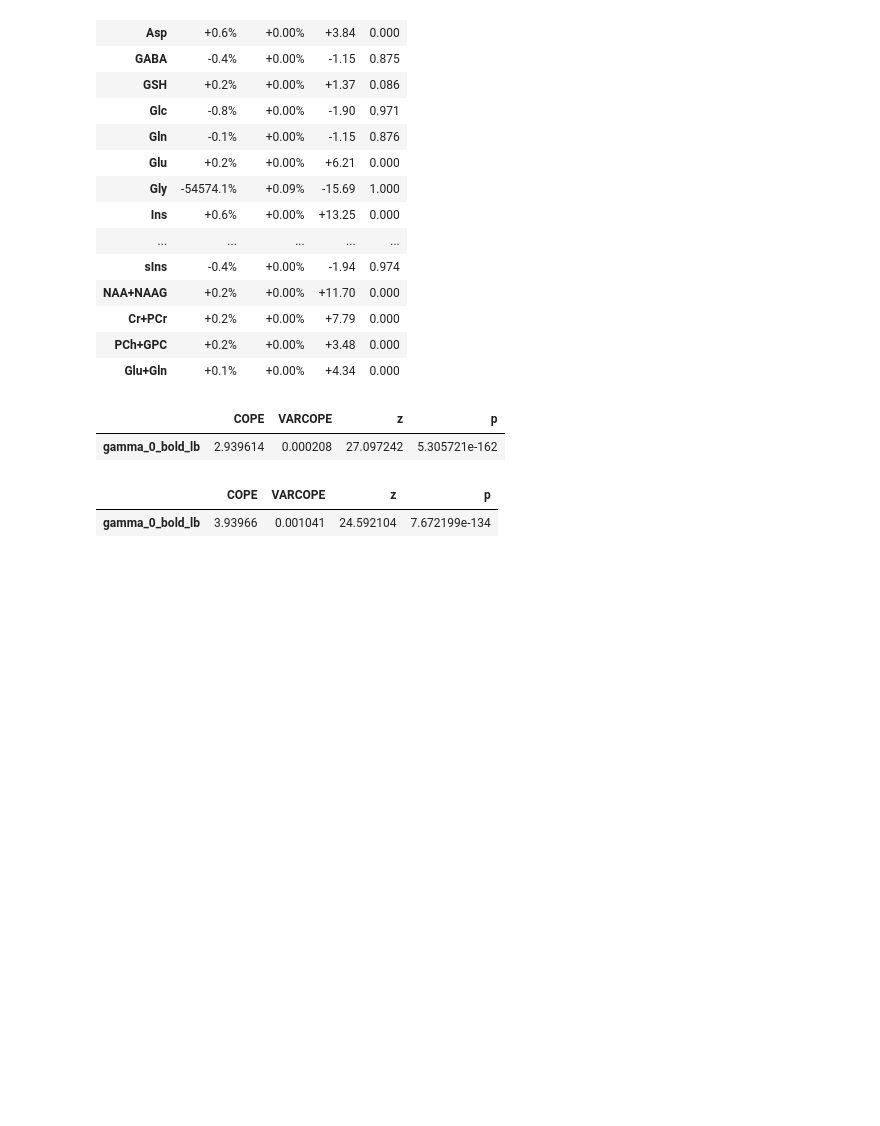
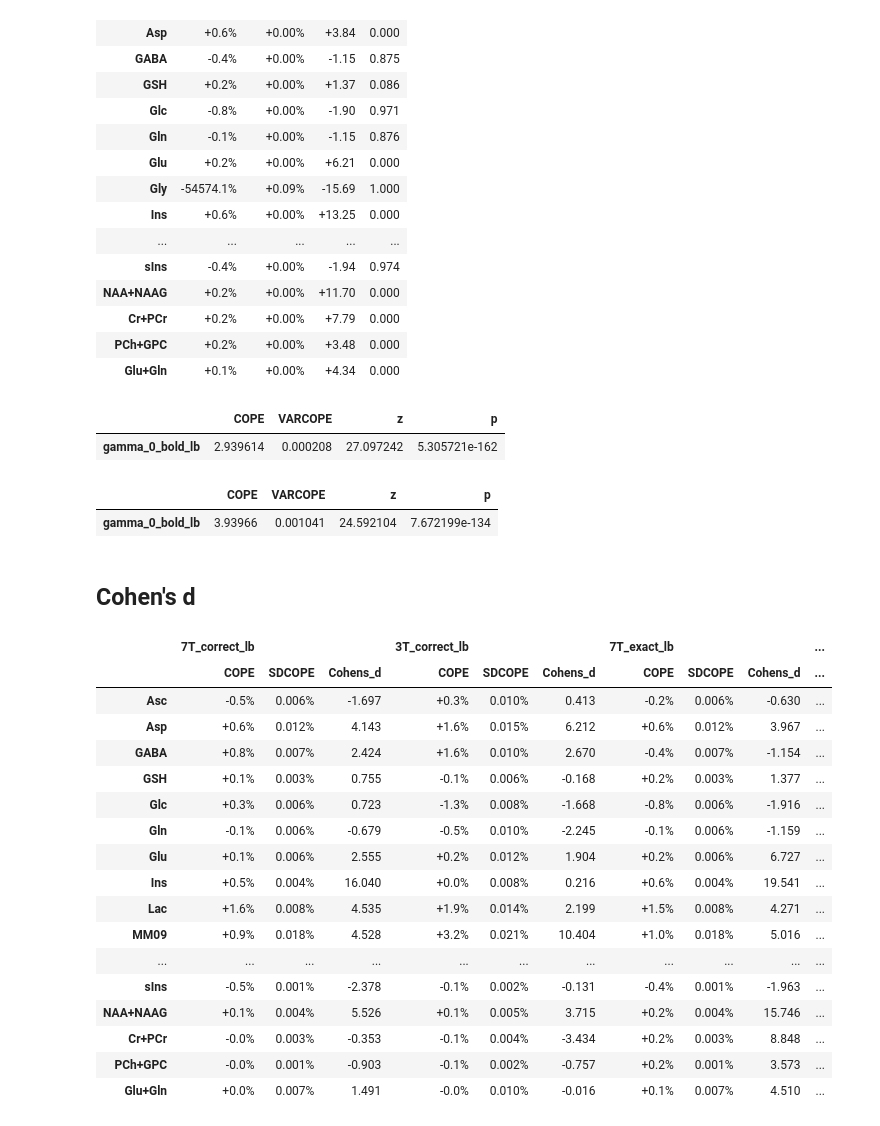
Before and after one commit to wtclarke/fmrs_bold_dynamic_fitting, a Jupyter notebook: results_analysis.ipynb, the cells around one changed output. Saved outputs shown, nothing was run; the diff lists cells and outputs as text; code cells hidden in the pictures; blank space fills up the shorter version.

Commit message:
First draft of results figure added correct model

```diff
--- a/results_analysis.ipynb
+++ b/results_analysis.ipynb
@@ -178,3 +178,63 @@ group_res['3T_exact_lb'].filter(regex='gamma', axis=0)
 # %% [output]
 |  | COPE | VARCOPE | z | p |
 | gamma_0_bold_lb | 3.93966 | 0.001041 | 24.592104 | 7.672199e-134 |
+# %% [markdown]
+## Cohen's d
+# %%
+to_drop = ['NAA', 'NAAG', 'Cr', 'PCr', 'PCh', 'GPC', 'Ala', 'Gly', 'Lip09', 'Lip13a', 'Lip13b', 'Lip20']
+
+def calc_cohens_d(all_df):
+    out = {}
+    for key, df in all_df.items():
+        mean_activation_df = df.filter(regex='mean_activation', axis=0)
+        mean_activation_df.index = mean_activation_df.index.str.replace('_mean_activation','').str.replace('conc_','')
+        mean_activation_df = mean_activation_df.drop(to_drop)
+
+        # calculate SD from variance
+        mean_activation_df.loc[:,'SDCOPE'] = mean_activation_df.VARCOPE.pow(0.5)
+
+        # Calculate Cohens d
+        mean_activation_df.loc[:,'Cohens_d'] = mean_activation_df.COPE.div(mean_activation_df.SDCOPE)
+
+        constant_df = df.filter(regex='constant', axis=0)
+        constant_df.index = constant_df.index.str.replace('_constant','').str.replace('conc_','')
+        constant_df = constant_df.drop(to_drop)
+
+        mean_activation_df.loc[:, ['COPE', 'VARCOPE']] = mean_activation_df.loc[:, ['COPE', 'VARCOPE', 'SDCOPE']].div(constant_df.COPE, axis=0)
+        out[key] = mean_activation_df.loc[:, ['COPE', 'SDCOPE', 'Cohens_d']]
+
+    return pd.concat(out.values(), axis=1, keys=out.keys())
+
+def print_cohensd_all(all_df):
+    formatter_dict = {}
+    for key in results_df.columns.get_level_values(0).unique():
+        formatter_dict.update({
+            (key, 'COPE'): "{:+0.1%}",
+            (key, 'SDCOPE'): "{:0.3%}",
+            (key, 'Cohens_d'): "{:0.3f}"})
+
+    return all_df.style\
+        .format(formatter=formatter_dict)
+
+results_df = calc_cohens_d(combined_res)
+
+print_cohensd_all(results_df)
+# %% [output]
+|  | 7T_correct_lb |  |  | 3T_correct_lb |  |  | 7T_exact_lb |  |  | ... |
+|  | COPE | SDCOPE | Cohens_d | COPE | SDCOPE | Cohens_d | COPE | SDCOPE | Cohens_d | ... |
+| Asc | -0.5% | 0.006% | -1.697 | +0.3% | 0.010% | 0.413 | -0.2% | 0.006% | -0.630 | ... |
+| Asp | +0.6% | 0.012% | 4.143 | +1.6% | 0.015% | 6.212 | +0.6% | 0.012% | 3.967 | ... |
+| GABA | +0.8% | 0.007% | 2.424 | +1.6% | 0.010% | 2.670 | -0.4% | 0.007% | -1.154 | ... |
+| GSH | +0.1% | 0.003% | 0.755 | -0.1% | 0.006% | -0.168 | +0.2% | 0.003% | 1.377 | ... |
+| Glc | +0.3% | 0.006% | 0.723 | -1.3% | 0.008% | -1.668 | -0.8% | 0.006% | -1.916 | ... |
+| Gln | -0.1% | 0.006% | -0.679 | -0.5% | 0.010% | -2.245 | -0.1% | 0.006% | -1.159 | ... |
+| Glu | +0.1% | 0.006% | 2.555 | +0.2% | 0.012% | 1.904 | +0.2% | 0.006% | 6.727 | ... |
+| Ins | +0.5% | 0.004% | 16.040 | +0.0% | 0.008% | 0.216 | +0.6% | 0.004% | 19.541 | ... |
+| Lac | +1.6% | 0.008% | 4.535 | +1.9% | 0.014% | 2.199 | +1.5% | 0.008% | 4.271 | ... |
+| MM09 | +0.9% | 0.018% | 4.528 | +3.2% | 0.021% | 10.404 | +1.0% | 0.018% | 5.016 | ... |
+| ... | ... | ... | ... | ... | ... | ... | ... | ... | ... | ... |
+| sIns | -0.5% | 0.001% | -2.378 | -0.1% | 0.002% | -0.131 | -0.4% | 0.001% | -1.963 | ... |
+| NAA+NAAG | +0.1% | 0.004% | 5.526 | +0.1% | 0.005% | 3.715 | +0.2% | 0.004% | 15.746 | ... |
+| Cr+PCr | -0.0% | 0.003% | -0.353 | -0.1% | 0.004% | -3.434 | +0.2% | 0.003% | 8.848 | ... |
+| PCh+GPC | -0.0% | 0.001% | -0.903 | -0.1% | 0.002% | -0.757 | +0.2% | 0.001% | 3.573 | ... |
+| Glu+Gln | +0.0% | 0.007% | 1.491 | -0.0% | 0.010% | -0.016 | +0.1% | 0.007% | 4.510 | ... |
```
Also changed, not shown: parts of 3 cells of this notebook, 6 other files.
